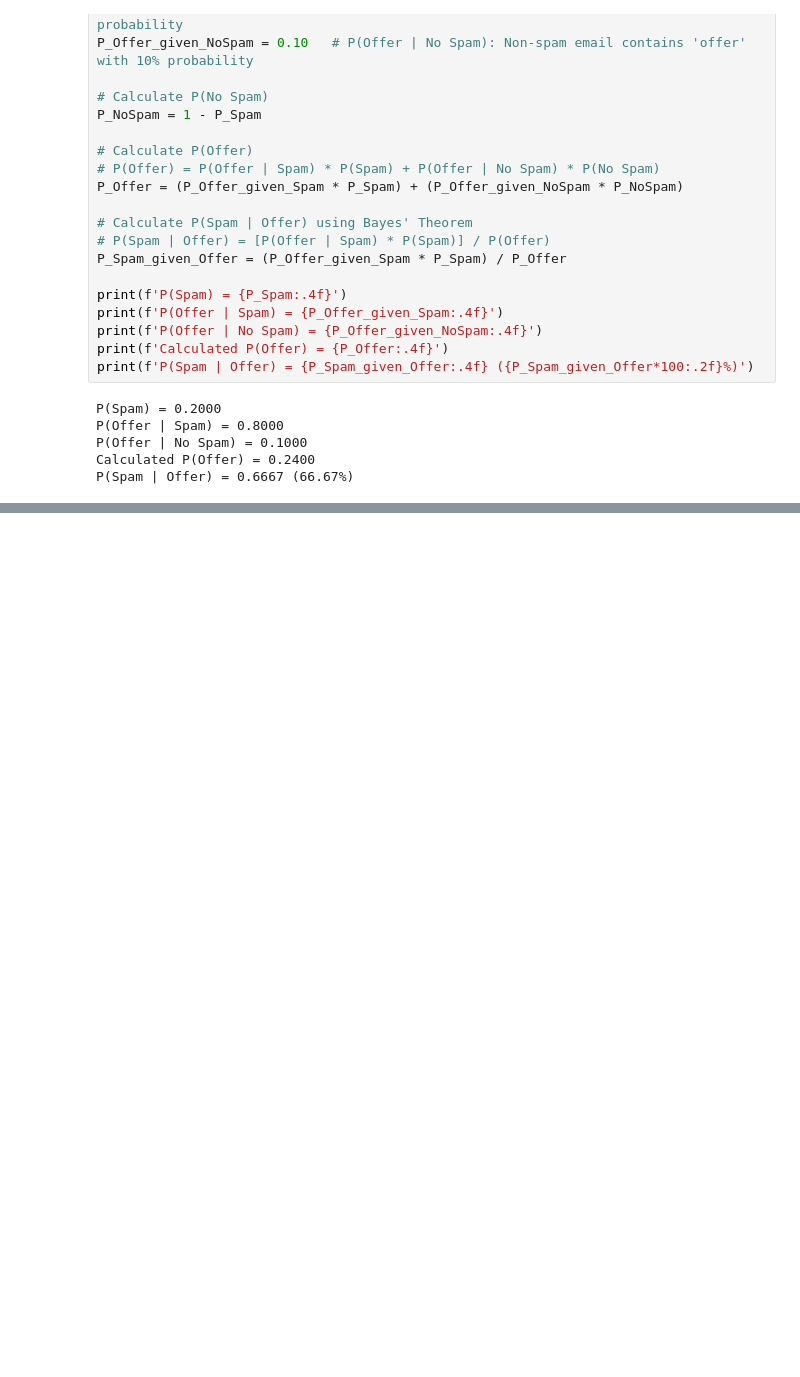
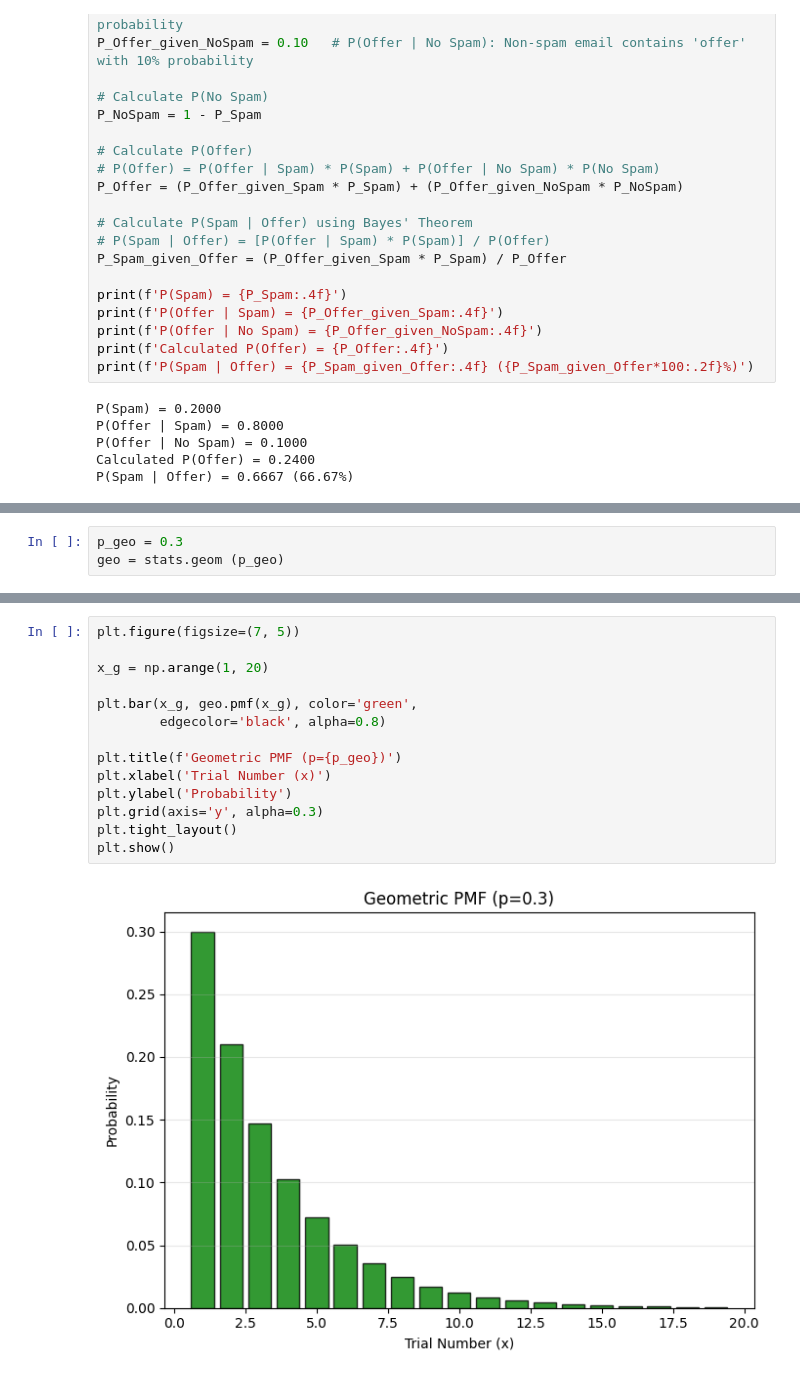
Before and after one commit to anusham1912/Statistics_Lab, a Jupyter notebook: Exercise_Qs.ipynb, the cells around one changed output, grey strips where cells are left out. Saved outputs shown, nothing was run; the diff lists cells and outputs as text; blank space fills up the shorter version.

```diff
--- a/Exercise_Qs.ipynb
+++ b/Exercise_Qs.ipynb
@@ -424,0 +473,3 @@ P(Spam | Offer) = 0.6667 (66.67%)
+# %%
+p_geo = 0.3
+geo = stats.geom (p_geo)
@@ -424,0 +523,16 @@ P(Spam | Offer) = 0.6667 (66.67%)
+# %%
+plt.figure(figsize=(7, 5))
+
+x_g = np.arange(1, 20)
+
+plt.bar(x_g, geo.pmf(x_g), color='green',
+        edgecolor='black', alpha=0.8)
+
+plt.title(f'Geometric PMF (p={p_geo})')
+plt.xlabel('Trial Number (x)')
+plt.ylabel('Probability')
+plt.grid(axis='y', alpha=0.3)
+plt.tight_layout()
+plt.show()
+# %% [output]
+[figure, added]
```
Also changed, not shown: parts of 18 cells of this notebook.
